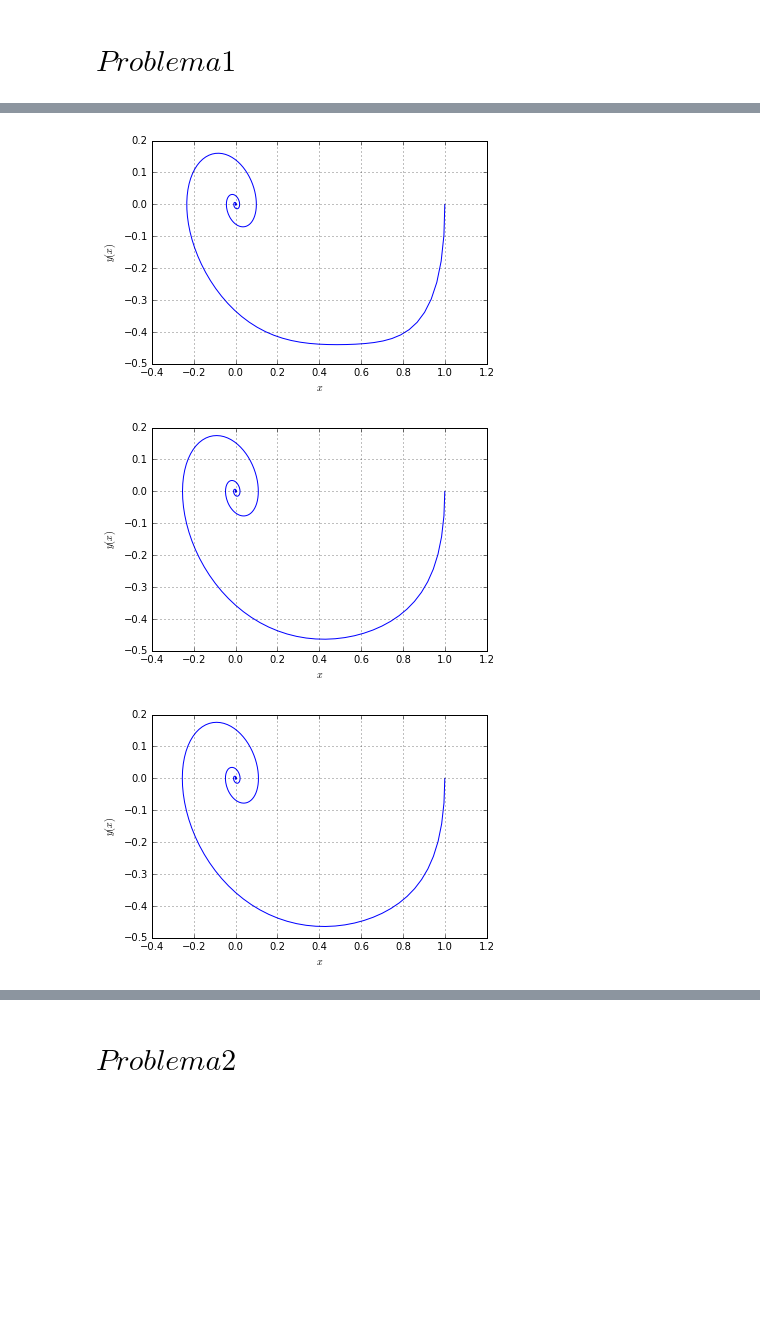
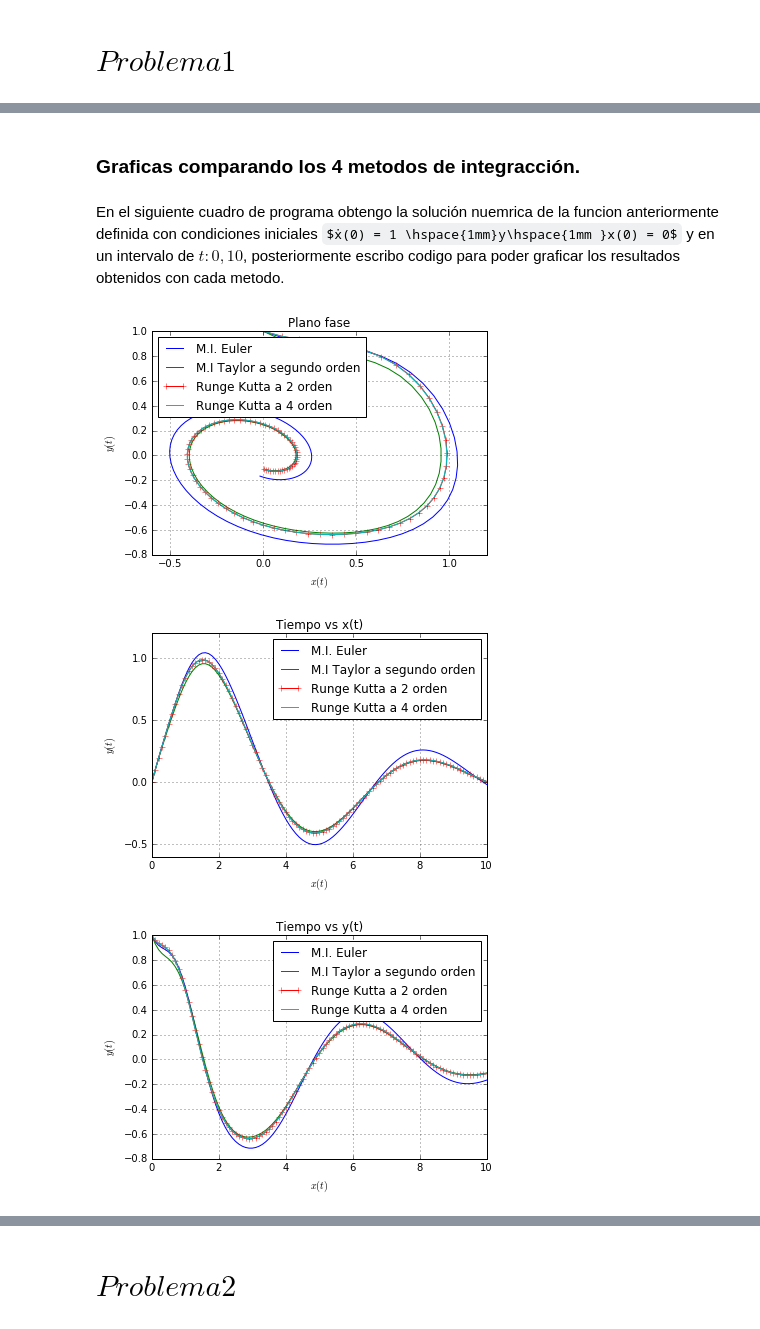
Before and after one commit to Ixchetl14/TAREAS, a Jupyter notebook: Tarea .ipynb, the cells around one changed output, grey strips where cells are left out. Saved outputs shown, nothing was run; the diff lists cells and outputs as text; code cells hidden in the pictures; some formulas as TeX source; blank space fills up the shorter version.

```diff
--- a/Tarea .ipynb
+++ b/Tarea .ipynb
@@ -12,32 +30,51 @@ def funcion_de_prueba(x,t):
 # %%
-def Jac_fp(x,t):
-    d_ec=array([0,3*(-e**-t)*cos(3*t)])
+def Jac_f1(x,t):
+    d_ec=array([0,-3*exp(-t)*cos(3*t)])
     du1dx=-cos(x[0])
     du2dt=-0.5
     j_ve=array([[0,1],[du1dx,du2dt]])
     return d_ec,j_ve
-# %%
-t,x=integra2(funcion_de_prueba,Jac_fp,[1,0],[0,100])
-plot(x[:,0],x[:,1])
-grid(True)
-xlabel("$x(t)$"), ylabel("$y(t)$")
-title("")
-show()
-# %% [output]
-[figure, removed]
-# %%
-t,x= R_Kutta(funcion_de_prueba,[1,0],[0,100],0.1)
-plot(x[:,0],x[:,1])
-grid(True)
-xlabel("$x$"), ylabel("$y(x)$")
-show()
-# %% [output]
-[figure, removed]
-# %%
-t,x= R_Kutta_4(funcion_de_prueba,[1,0],[0,100],0.1)
-plot(x[:,0],x[:,1])
-grid(True)
-xlabel("$x$"), ylabel("$y(x)$")
-show()
-# %% [output]
-[figure, removed]
+# %% [markdown]
+### Graficas comparando los 4 metodos de integracción.
+# %% [markdown]
+En el siguiente cuadro de programa obtengo la solución nuemrica de la funcion anteriormente definida con condiciones iniciales    $ẋ(0) = 1 \hspace{1mm}y\hspace{1mm }x(0) = 0$ y en un intervalo de $t:{0,10}$, posteriormente escribo codigo para poder graficar los resultados obtenidos con cada metodo.
+# %%
+t,x= euler_var(f1,[0,1],[0,10],0.1)
+t2,x2 = integra2(f1,Jac_f1,[0,1],[0,10],0.1)
+t3,x3 = R_Kutta(f1,[0,1],[0,10],0.1)
+t4,x4 = R_Kutta_4(f1,[0,1],[0,10],0.1)
+
+figure(1)
+plot(x[:,0],x[:,1], label="M.I. Euler")
+plot(x2[:,0],x2[:,1], label="M.I Taylor a segundo orden")
+plot(x3[:,0],x3[:,1],"+-", label= "Runge Kutta a 2 orden")
+plot(x4[:,0],x4[:,1], label= "Runge Kutta a 4 orden")
+grid(True)
+legend(loc=0)
+xlabel("$x(t)$"), ylabel("$y(t)$")
+title("Plano fase")
+
+figure(2)
+plot(t,x[:,0],label="M.I. Euler")
+plot(t2,x2[:,0], label="M.I Taylor a segundo orden")
+plot(t3,x3[:,0],"+-", label= "Runge Kutta a 2 orden")
+plot(t4,x4[:,0], label= "Runge Kutta a 4 orden")
+grid(True)
+legend(loc=0)
+xlabel("$x(t)$"), ylabel("$y(t)$")
+title("Tiempo vs x(t)")
+
+figure(3)
+plot(t,x[:,1], label="M.I. Euler")
+plot(t2,x2[:,1], label="M.I Taylor a segundo orden")
+plot(t3,x3[:,1],"+-", label= "Runge Kutta a 2 orden")
+plot(t4,x4[:,1], label= "Runge Kutta a 4 orden")
+grid(True)
+legend(loc=0)
+xlabel("$x(t)$"), ylabel("$y(t)$")
+title("Tiempo vs y(t)")
+show()
+# %% [output]
+[figure, added]
+[figure, added]
+[figure, added]
```
Also changed, not shown: parts of 32 cells of this notebook, 1 other file.
